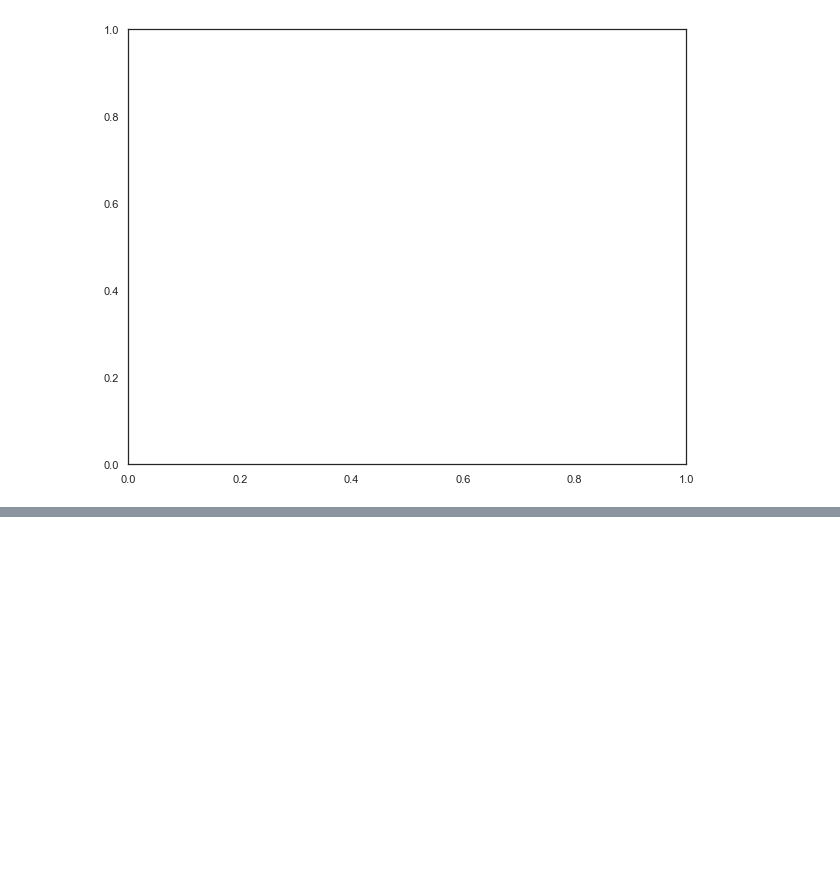
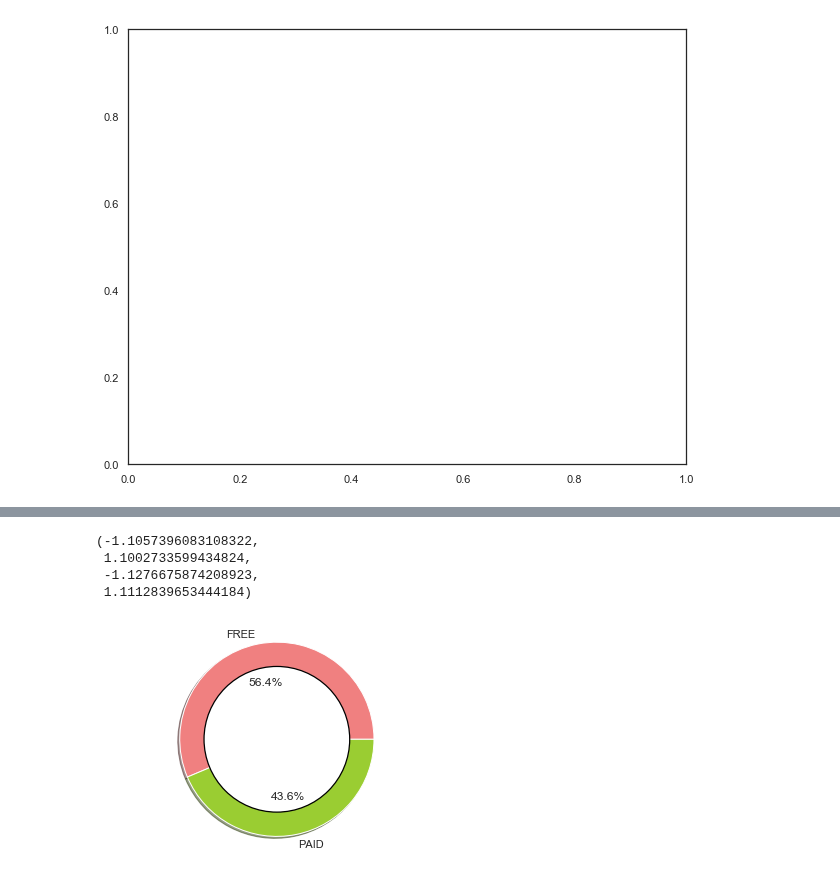
Before and after one commit to natepill/DS1.1, a Jupyter notebook: tutorials/App-Store-Dataset.ipynb, the cells around one changed output, grey strips where cells are left out. Saved outputs shown, nothing was run; the diff lists cells and outputs as text; code cells hidden in the pictures; blank space fills up the shorter version.

```diff
--- a/tutorials/App-Store-Dataset.ipynb
+++ b/tutorials/App-Store-Dataset.ipynb
@@ -154,0 +161,7 @@ LABELS = ["<10m", "10-20m", "20-50m", "50-100m", "100-200m", "200-500m", "500-10
+# %%
+BINS = [-np.inf, 0.00, np.inf]
+LABELS = ["FREE", "PAID"]
+colors = ['lightcoral', 'yellowgreen']
+# %%
+# add a column containing free vs. paid price attributes for ease of use.
+df["price_categories"] = pd.cut(df["price"], BINS, include_lowest=True, labels=LABELS)
@@ -154,0 +174,19 @@ LABELS = ["<10m", "10-20m", "20-50m", "50-100m", "100-200m", "200-500m", "500-10
+# %%
+# slice our DataFrame to easily grab the data we want to look at.
+price_df = df["price_categories"].value_counts()
+
+# generate a nice looking doughnut plot in MatPlotLib by plotting our data using a standard pie chart, then modifying the chart with a superimposed white circle to give the visualization some pizzazz.
+
+plt.pie(price_df.values, labels=LABELS, colors=colors, autopct= '%1.1f%%', shadow=True)
+centre_circle = plt.Circle((0,0),0.75,color='black', fc='white',linewidth=1.25)
+
+fig = plt.gcf()
+fig.gca().add_artist(centre_circle)
+
+plt.axis('equal')
+# %% [output]
+(-1.1057396083108322,
+ 1.1002733599434824,
+ -1.1276675874208923,
+ 1.1112839653444184)
+[figure, added]
```
Also changed, not shown: parts of 18 cells of this notebook.
